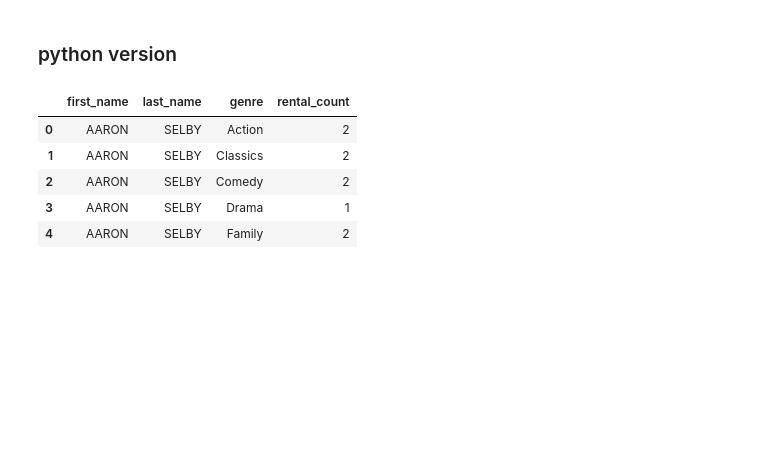
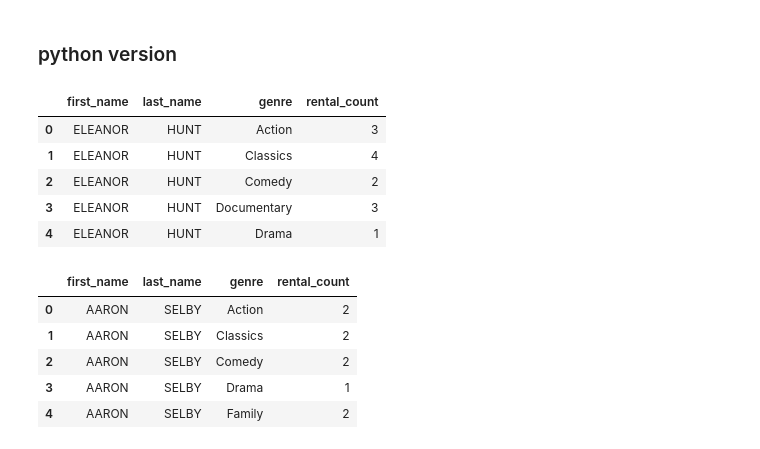
Before and after one commit to cenkerarin/lotus-practice, a Jupyter notebook: practice.ipynb, the cells around one changed output. Saved outputs shown, nothing was run; the diff lists cells and outputs as text; code cells hidden in the pictures; blank space fills up the shorter version.

```diff
--- a/practice.ipynb
+++ b/practice.ipynb
@@ -1966,6 +1966,32 @@ dropping_list = (film_df, category_df, film_category_df, inventory_df, rental_df
 for df in dropping_list:
     if 'last_update' in df.columns:
         df.drop('last_update', axis=1, inplace=True)
+# %%
+# Find the customer with the most rentals
+top_customer = rental_df.groupby('customer_id').size().sort_values(ascending=False).index[0]
+
+# Get all data for the top customer
+c = customer_df[customer_df['customer_id'] == top_customer].merge(rental_df, on='customer_id', how='inner')
+c_inventory = c.merge(inventory_df, on='inventory_id', how='inner')
+c_inventory_film = c_inventory.merge(film_df, on='film_id', how='inner')
+c_inventory_film_category = c_inventory_film.merge(film_category_df, on='film_id', how='inner')
+c_inventory_film_category_category = c_inventory_film_category.merge(category_df, on='category_id', how='inner')
+
+# Group by customer info and genre to count rentals
+df = c_inventory_film_category_category.groupby(['first_name', 'last_name', 'name']).agg({
+    'rental_id': 'count'
+}).reset_index()
+
+df.columns = ['first_name', 'last_name', 'genre', 'rental_count']
+
+df.head()
+# %% [output]
+|  | first_name | last_name | genre | rental_count |
+| 0 | ELEANOR | HUNT | Action | 3 |
+| 1 | ELEANOR | HUNT | Classics | 4 |
+| 2 | ELEANOR | HUNT | Comedy | 2 |
+| 3 | ELEANOR | HUNT | Documentary | 3 |
+| 4 | ELEANOR | HUNT | Drama | 1 |
 # %%
 c = customer_df.merge(rental_df, on='customer_id', how='inner')
 c_inventory = c.merge(inventory_df, on='inventory_id', how='inner')
```
